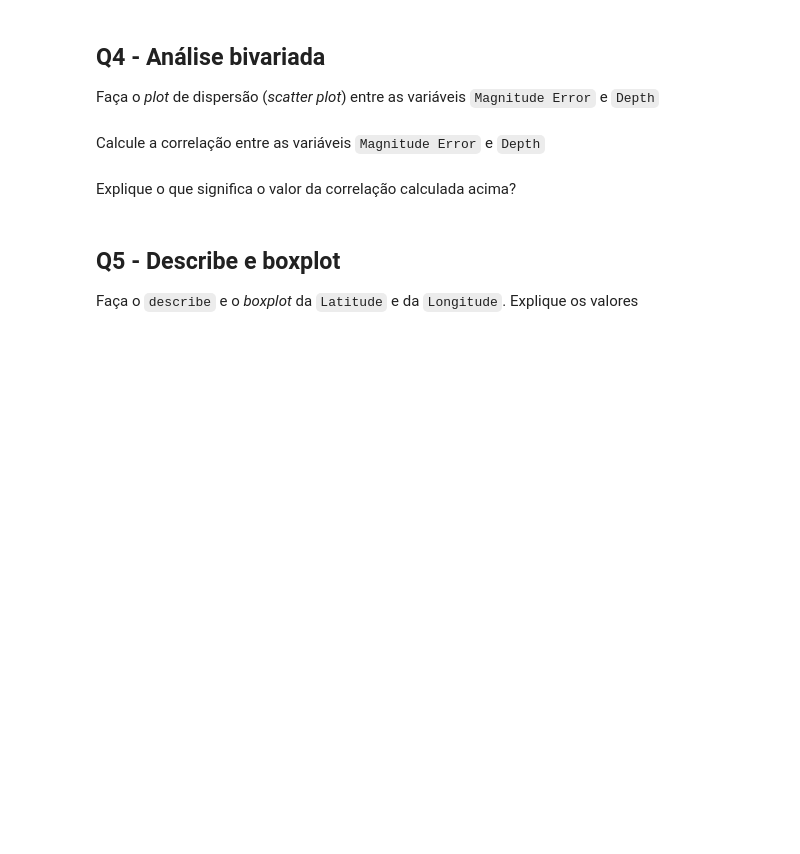
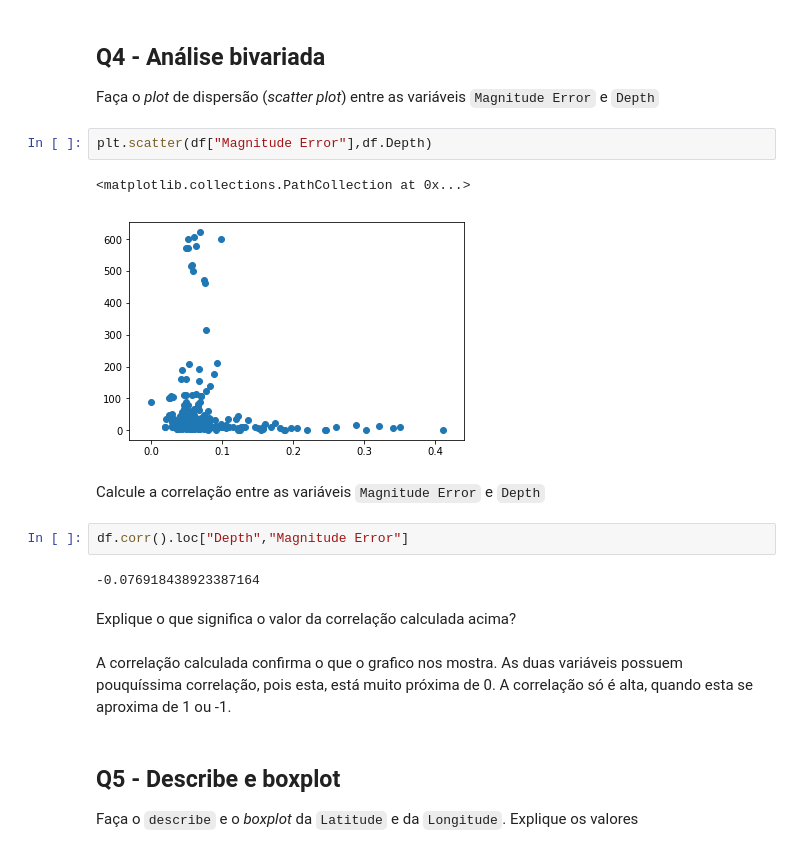
Before and after one commit to juanjorgegarcia/CD, a Jupyter notebook: APS5/APS5_alunos.ipynb, the cells around one changed output. Drawn from its saved outputs; the diff is of its cells as text; blank space fills up the shorter version.

```diff
--- a/APS5/APS5_alunos.ipynb
+++ b/APS5/APS5_alunos.ipynb
@@ -116,10 +167,21 @@ Se conseguir obter a resposta sem calcular, insira a resposta abaixo:
 ## Q4 - Análise bivariada
 
 Faça o *plot* de dispersão (*scatter plot*) entre as variáveis `Magnitude Error`  e `Depth`
+# %%
+plt.scatter(df["Magnitude Error"],df.Depth)
+# %% [output]
+<matplotlib.collections.PathCollection at 0x...>
+[figure, added]
 # %% [markdown]
 Calcule a correlação entre as variáveis `Magnitude Error`  e `Depth`
+# %%
+df.corr().loc["Depth","Magnitude Error"]
+# %% [output]
+-0.076918438923387164
 # %% [markdown]
 Explique o que significa o valor da correlação calculada acima?
+# %% [markdown]
+A correlação calculada confirma o que o grafico nos mostra. As duas variáveis possuem pouquíssima correlação, pois esta, está muito próxima de 0. A correlação só é alta, quando esta se aproxima de 1 ou -1.
 # %% [markdown]
 ## Q5 - Describe e boxplot
 
```
Also changed, not shown: parts of 14 cells of this notebook.
